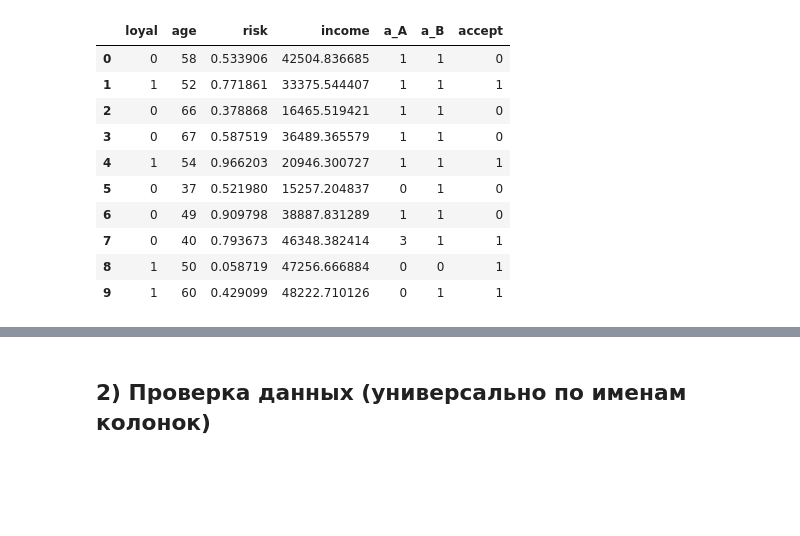
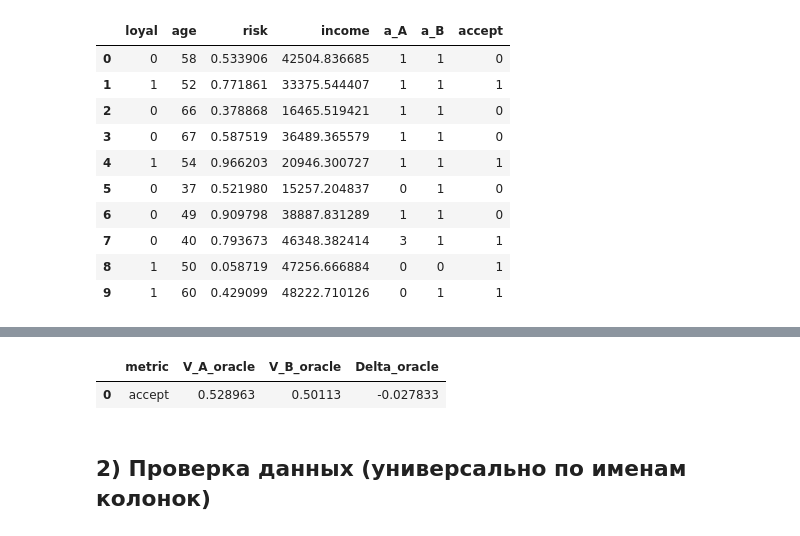
Before and after one commit to Yurashku/OffPolicyLab, a Jupyter notebook: examples/tutorial.ipynb, the cells around one changed output, grey strips where cells are left out. Cells and saved outputs as stored; diff of their text form; code cells hidden in the pictures; blank space fills up the shorter version.

```diff
--- a/examples/tutorial.ipynb
+++ b/examples/tutorial.ipynb
@@ -69,3 +76,20 @@ logs[feature_cols + [action_col, "a_B", target_col]].head(10)
+# %%
+oracle_vA = env.oracle_value(policyA, X, metric=target_col, n_mc=200)
+oracle_vB = env.oracle_value(policyB, X, metric=target_col, n_mc=200)
+oracle_df = pd.DataFrame({
+    "metric": [target_col],
+    "V_A_oracle": [oracle_vA],
+    "V_B_oracle": [oracle_vB],
+    "Delta_oracle": [oracle_vB - oracle_vA],
+})
+display(oracle_df)
+
+# ВАЖНО: синтезатор дальше в OPE-оценках не используем.
+env = None
+X = None
+# %% [output]
+|  | metric | V_A_oracle | V_B_oracle | Delta_oracle |
+| 0 | accept | 0.528963 | 0.50113 | -0.027833 |
 # %% [markdown]
 ## 2) Проверка данных (универсально по именам колонок)
 # %%
```
Also changed, not shown: parts of 5 cells of this notebook, 6 other files.
